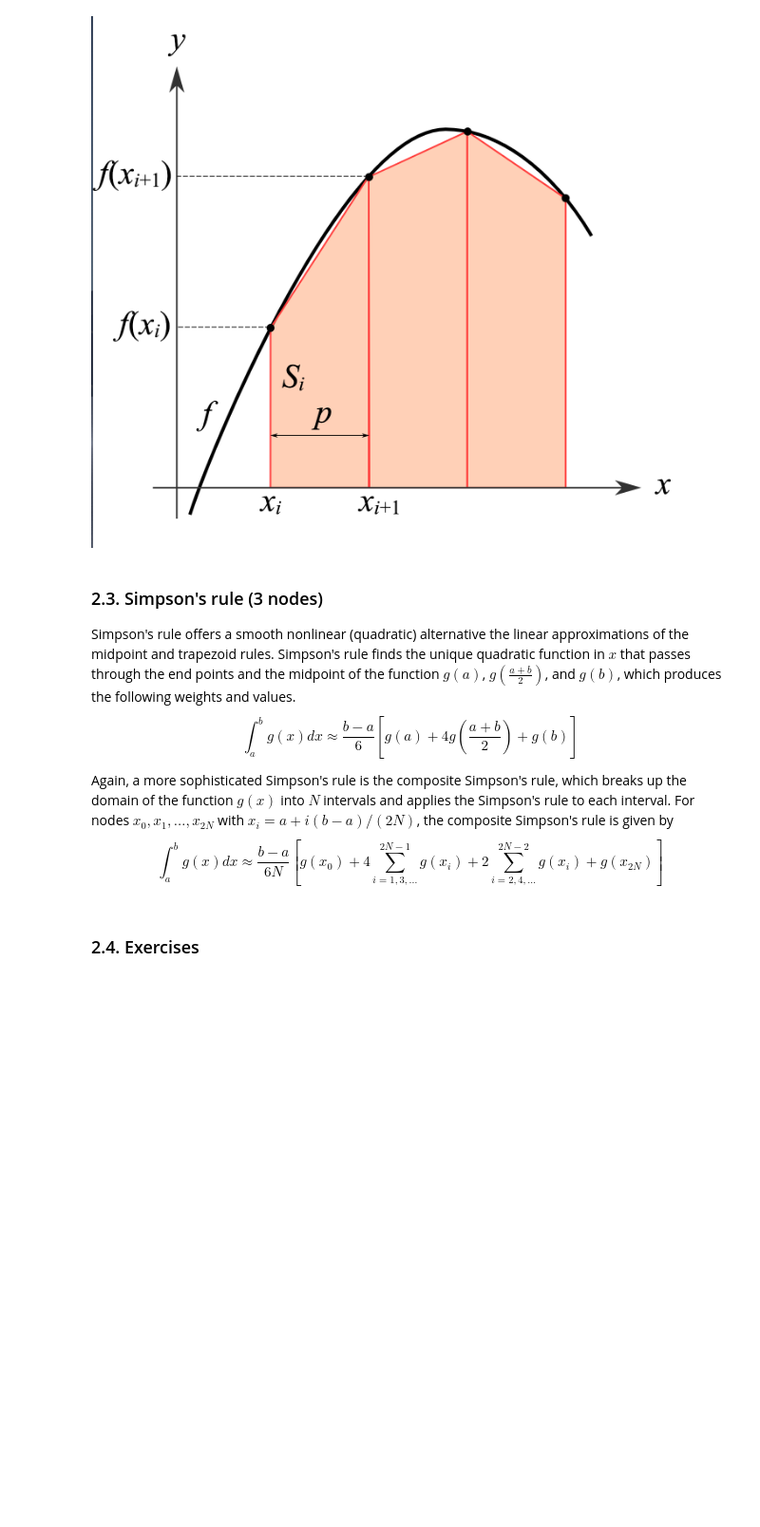
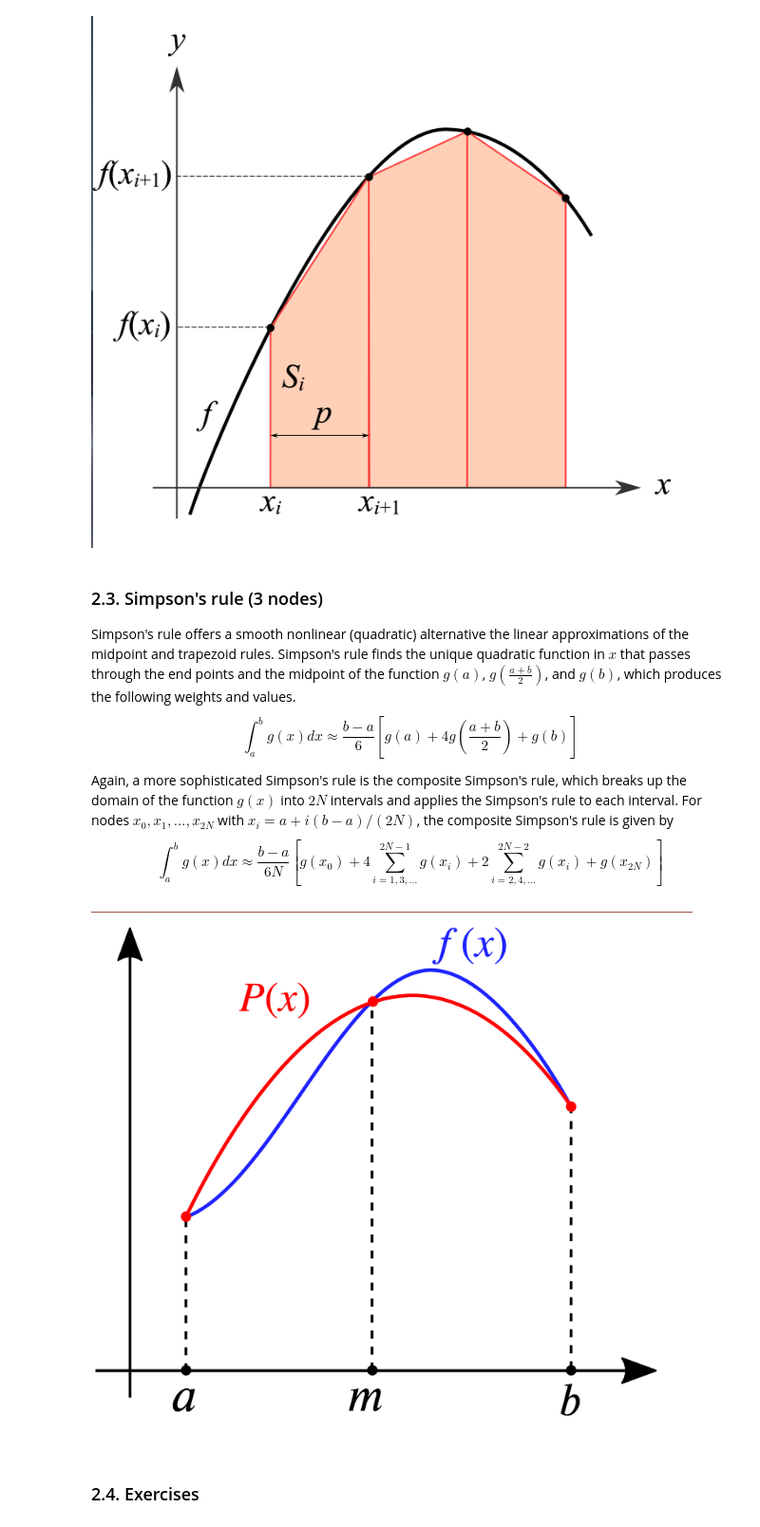
Before and after one commit to rickecon/Notebooks, a Jupyter notebook: NumIntegr/NumIntegr.ipynb, the cells around one changed output. Shown at 95% size. Drawn from its saved outputs; the diff is of its cells as text; code cells hidden in the pictures; blank space fills up the shorter version.

Commit message:
Added image

```diff
--- a/NumIntegr/NumIntegr.ipynb
+++ b/NumIntegr/NumIntegr.ipynb
@@ -83,18 +83,19 @@ Simpson's rule offers a smooth nonlinear (quadratic) alternative the linear appr
   \int_a^b g(x)dx \approx \frac{b-a}{6}\left[g(a) + 4g\left(\frac{a+b}{2}\right) + g(b)\right]
 \end{equation}
 
-Again, a more sophisticated Simpson's rule is the composite Simpson's rule, which breaks up the domain of the function $g(x)$ into $N$ intervals and applies the Simpson's rule to each interval.  For nodes $x_0,x_1,\ldots,x_{2N}$ with $x_i=a+i(b-a)/(2N)$, the composite Simpson's rule is given by
+Again, a more sophisticated Simpson's rule is the composite Simpson's rule, which breaks up the domain of the function $g(x)$ into $2N$ intervals and applies the Simpson's rule to each interval.  For nodes $x_0,x_1,\ldots,x_{2N}$ with $x_i=a+i(b-a)/(2N)$, the composite Simpson's rule is given by
 \begin{equation}\label{NumInt_EqTrapRuleComp2}
   \int_a^b g(x)dx \approx \frac{b-a}{6N}\left[g(x_0) + 4\sum_{i=1,3,\ldots}^{2N-1}g(x_i) + 2\sum_{i=2,4,\ldots}^{2N-2}g(x_i) + g(x_{2N})\right]
 \end{equation}
 # %%
-Simpsons_method_illustration.png
 # Download and save the data file Simpsons_method_illustration.png
 url = ('https://raw.githubusercontent.com/rickecon/Notebooks/' +
        'master/NumIntegr/images/Simpsons_method_illustration.png')
 image_file = requests.get(url, allow_redirects=True)
 open('images/Simpsons_method_illustration.png', 'wb').write(image_file.content)
 Image('images/Simpsons_method_illustration.png')
+# %% [output]
+[figure, added]
 # %% [markdown]
 ### 2.4. Exercises
 # %% [markdown]
```
Also changed, not shown: parts of 3 cells of this notebook, 1 other file.
